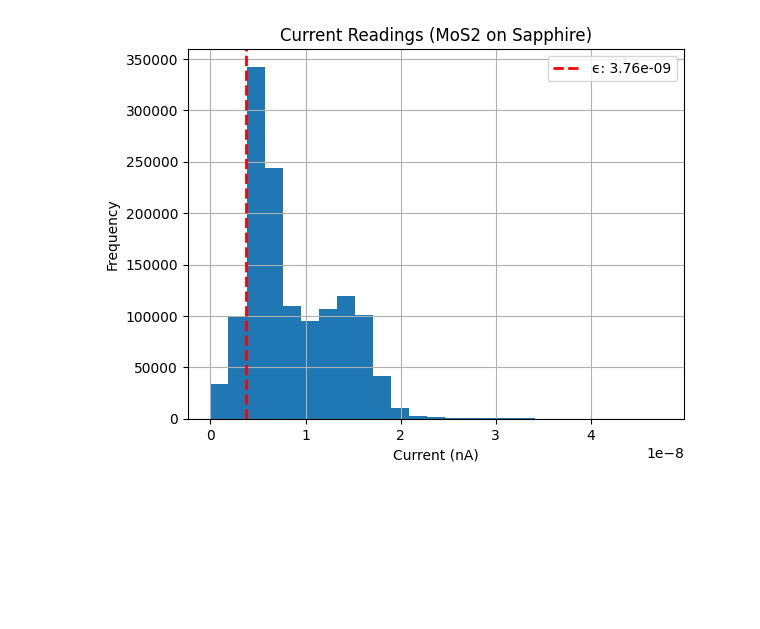
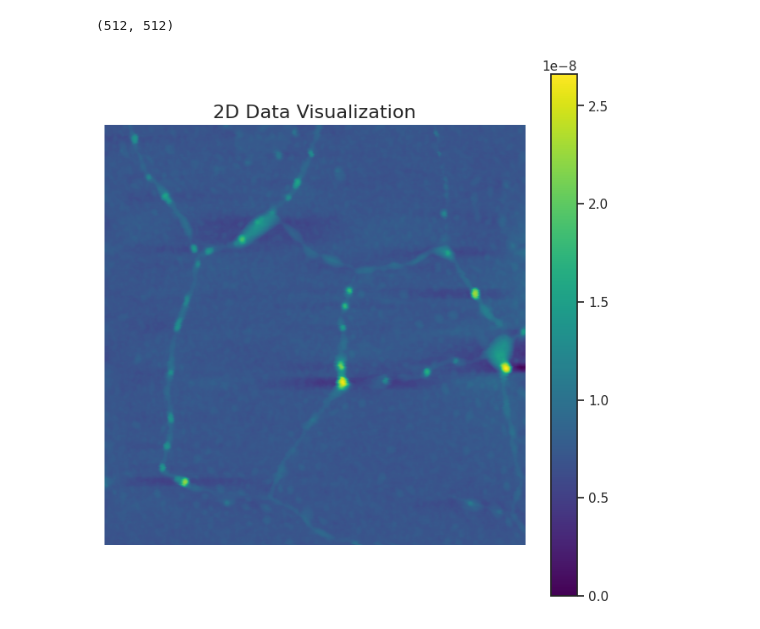
Before and after one commit to UNITES-Lab/sparse-cafm, a Jupyter notebook: data/scripts/parse_data.ipynb, the cells around one changed output. Cells and saved outputs as stored; diff of their text form; code cells hidden in the pictures; blank space fills up the shorter version.

```diff
--- a/data/scripts/parse_data.ipynb
+++ b/data/scripts/parse_data.ipynb
@@ -1,47 +1,23 @@
 # %%
-import cv2
 import numpy as np
-from glob import glob
 
-root_dir = "/playpen/mufan/levi/tianlong-chen-lab/material-super-resolution/data/raw-data/11-19-24/2. MoS2 on Sapphire"
-sample_fps = glob(f"{root_dir}/*/*Current*.npy")
-ex = sample_fps[0]
+fp = "/playpen/mufan/levi/tianlong-chen-lab/material-super-resolution/data/raw-data/1-23-25/img1hf1-MoS2-Sef-New-Area1-position 1 (again) (2um-good) (hivac)_250102_Z Height_Forward_014.npy"
+data = np.load(fp)
+data.shape
+# %% [output]
+(512, 512)
-# %%
-import matplotlib.pyplot as plt
-
-all_current_readings = []
-
-# for all files in sample_fps
-# open data with shape 512, 512
-# append all values to all_current_readings
-for fp in sample_fps:
-    data = np.load(fp)
-    all_current_readings.append(data)
-
-# reshape into 1d vector
-all_current_readings = np.array(all_current_readings).reshape(-1)
-# calculate the bottom 10th percentile
-percentile_10 = np.percentile(all_current_readings, 10)
-
-n, bins, patches = plt.hist(
-    all_current_readings,
-    bins=25,
-)
-
-plt.axvline(
-    percentile_10,
-    color='red',
-    linestyle='dashed',
-    linewidth=2,
-    label=f'ϵ: {percentile_10:.2e}'
-)
-
-plt.xlabel('Current (nA)')
-plt.ylabel('Frequency')
-plt.title('Current Readings (MoS2 on Sapphire)')
-
-plt.legend()
-plt.grid()
-plt.show()
-# %% [output]
-[figure, removed]
+# %%
+import matplotlib.pyplot as plt
+import numpy as np
+
+# Generate sample data for demonstration
+
+# Create the plot
+plt.figure(figsize=(8, 8))
+plt.imshow(data, cmap='viridis')  # Use a "pretty" colormap like 'viridis'
+plt.colorbar()  # Add a color bar for reference
+plt.title("2D Data Visualization", fontsize=16)
+plt.axis('off')  # Turn off axis labels for a cleaner look
+plt.show()
+# %% [output]
+[figure, added]
```
Also changed, not shown: parts of 1 cell of this notebook, 2 other files.
